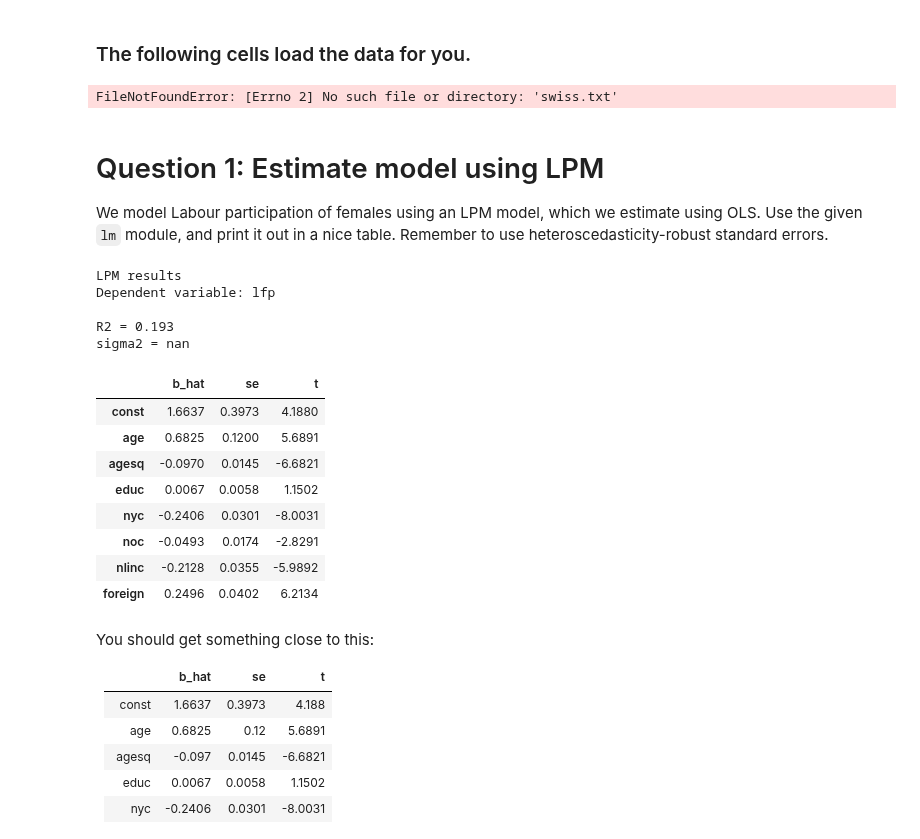
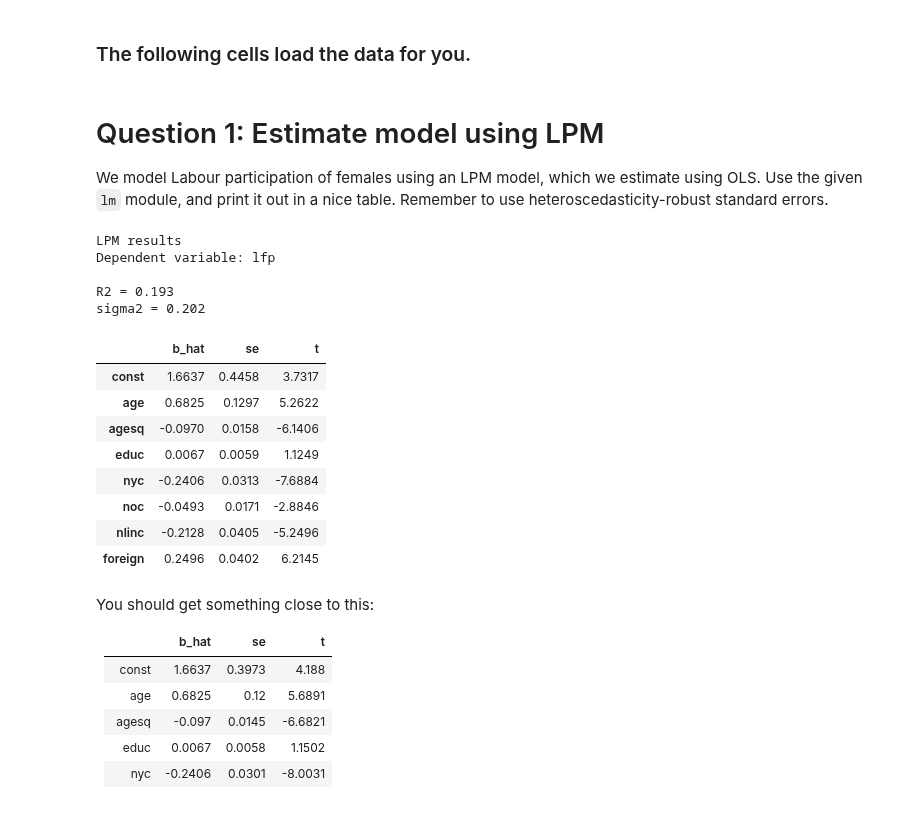
Before and after one commit to sgv491/AED, a Jupyter notebook: Week 8/w8_ex_ante.ipynb, the cells around one changed output. Cells and saved outputs as stored; diff of their text form; code cells hidden in the pictures.

```diff
--- a/Week 8/w8_ex_ante.ipynb
+++ b/Week 8/w8_ex_ante.ipynb
@@ -121,7 +118,7 @@ y_lab = 'lfp'
 rawdat_columns = ['lfp', 'nlinc', 'age', 'educ', 'nyc', 'noc', 'foreign'] # contents of raw file
 x_lab = ['const', 'age', 'agesq', 'educ', 'nyc', 'noc', 'nlinc', 'foreign'] # goal for our dataset
 # %%
-dat = pd.read_fwf('swiss.txt', names = rawdat_columns)
+dat = pd.read_fwf('w8_swiss.txt', names = rawdat_columns)
 
 N = dat.shape[0]
 
@@ -135,8 +132,6 @@ dat = dat[[y_lab] + x_lab].copy()
 dat.head(5)
 
 assert dat.notnull().all(axis=1).all(), 'Missings in the dataset, take them out!'
-# %% [output]
-FileNotFoundError: [Errno 2] No such file or directory: 'swiss.txt'
 # %%
 y = dat.lfp.values
 x = dat[x_lab].values
@@ -145,24 +140,24 @@ K = x.shape[1]
 # Question 1: Estimate model using LPM
 We model Labour participation of females using an LPM model, which we estimate using OLS. Use the given `lm` module, and print it out in a nice table. Remember to use heteroscedasticity-robust standard errors.
 # %%
-ols_results =  None # Fill in
+ols_results = lm.estimate(y, x)
 ols_tab = lm.print_table((y_lab, x_lab), ols_results, title='LPM results')
 ols_tab
 # %% [output]
 LPM results
 Dependent variable: lfp
 
 R2 = 0.193
-sigma2 = nan
+sigma2 = 0.202
 |  | b_hat | se | t |
-| const | 1.6637 | 0.3973 | 4.1880 |
-| age | 0.6825 | 0.1200 | 5.6891 |
-| agesq | -0.0970 | 0.0145 | -6.6821 |
-| educ | 0.0067 | 0.0058 | 1.1502 |
-| nyc | -0.2406 | 0.0301 | -8.0031 |
-| noc | -0.0493 | 0.0174 | -2.8291 |
-| nlinc | -0.2128 | 0.0355 | -5.9892 |
-| foreign | 0.2496 | 0.0402 | 6.2134 |
+| const | 1.6637 | 0.4458 | 3.7317 |
+| age | 0.6825 | 0.1297 | 5.2622 |
+| agesq | -0.0970 | 0.0158 | -6.1406 |
+| educ | 0.0067 | 0.0059 | 1.1249 |
+| nyc | -0.2406 | 0.0313 | -7.6884 |
+| noc | -0.0493 | 0.0171 | -2.8846 |
+| nlinc | -0.2128 | 0.0405 | -5.2496 |
+| foreign | 0.2496 | 0.0402 | 6.2145 |
 # %% [markdown]
 You should get something close to this:
 
```
Also changed, not shown: parts of 20 cells of this notebook, 3 other files.
